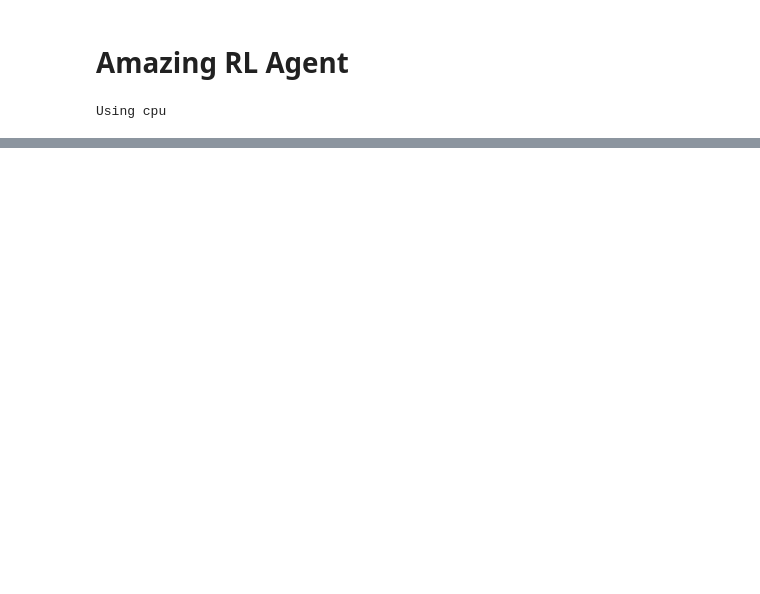
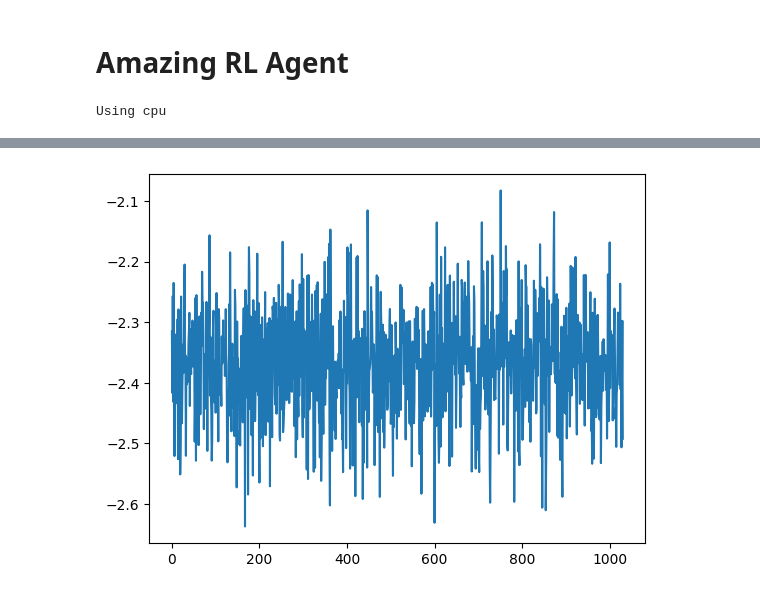
Before and after one commit to SamGuard/ReinforcementLearningCW2, a Jupyter notebook: main.ipynb, the cells around one changed output, grey strips where cells are left out. Drawn from its saved outputs; the diff is of its cells as text; code cells hidden in the pictures; blank space fills up the shorter version.

Commit message:
Swapped to mountain car, testing code

```diff
--- a/main.ipynb
+++ b/main.ipynb
@@ -93,14 +83,14 @@ importlib.reload(
 #agent = agents.Agent()
 
 # 24 + 4 as the controller state is included
-agent = agents.DDPG(4, 1)
+agent = agents.DDPG(2, 1)
 scores = []
 # %%
 
-
-env = gym.make('CartPole-v1') # , render_mode="human"
+env = gym.make('MountainCarContinuous-v0') # , render_mode="human"
+#env = gym.make('CartPole-v1') #
 observation, info = env.reset(seed=27)
-steps_per_episode = 200 # T
+steps_per_episode = 999 # T
 for episode in range(10000): # M
     action = [0]
     rewards = 0
@@ -109,10 +99,10 @@ for episode in range(10000): # M
         action = agent.choose_action(
             env.action_space, observation
         )  # this is where you would insert your policy
-        observation, reward, terminated, truncated, info = env.step(int(action))
+        observation, reward, terminated, truncated, info = env.step(action)
         rewards += reward
 
-        agent.update(observation, reward, terminated, truncated)
+        #agent.update(observation, reward, terminated, truncated)
         if terminated or truncated:
             break
             observation, info = env.reset()
@@ -120,7 +110,7 @@ for episode in range(10000): # M
         step += 1
         #env.render()
     print(episode, rewards)
-    scores.append([observation, info])
+    scores.append(rewards)
     observation, info = env.reset()
     #control.reset()
 env.close()
@@ -128,0 +136,6 @@ AssertionError: tensor([0.]) (<class 'torch.Tensor'>) invalid
+# %%
+import matplotlib.pyplot as plt
+plt.plot([i for i in range(len(scores))], scores)
+plt.show()
+# %% [output]
+[figure, added]
```
Also changed, not shown: parts of 2 cells of this notebook, 1 other file.
